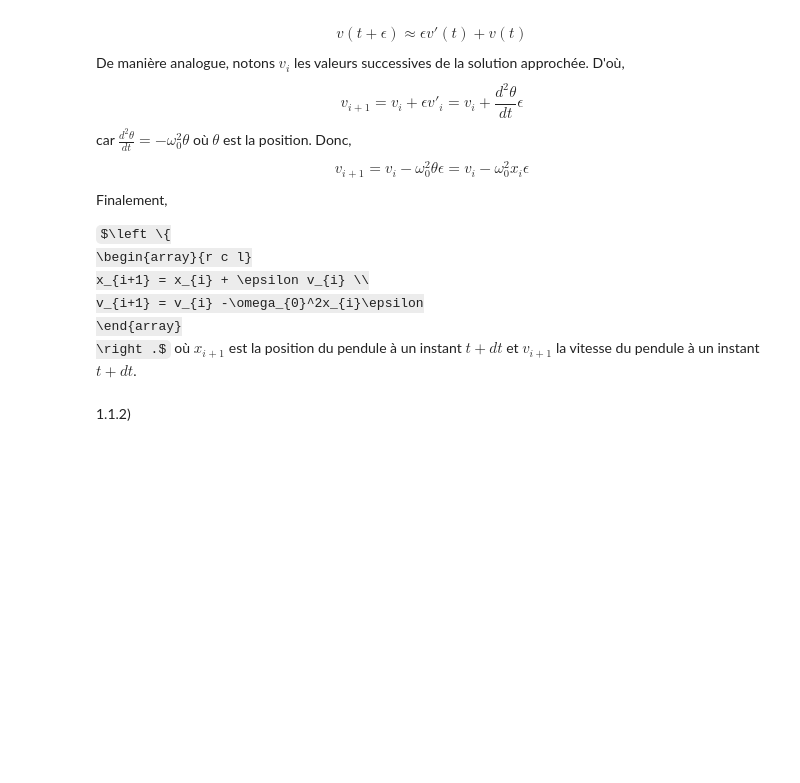
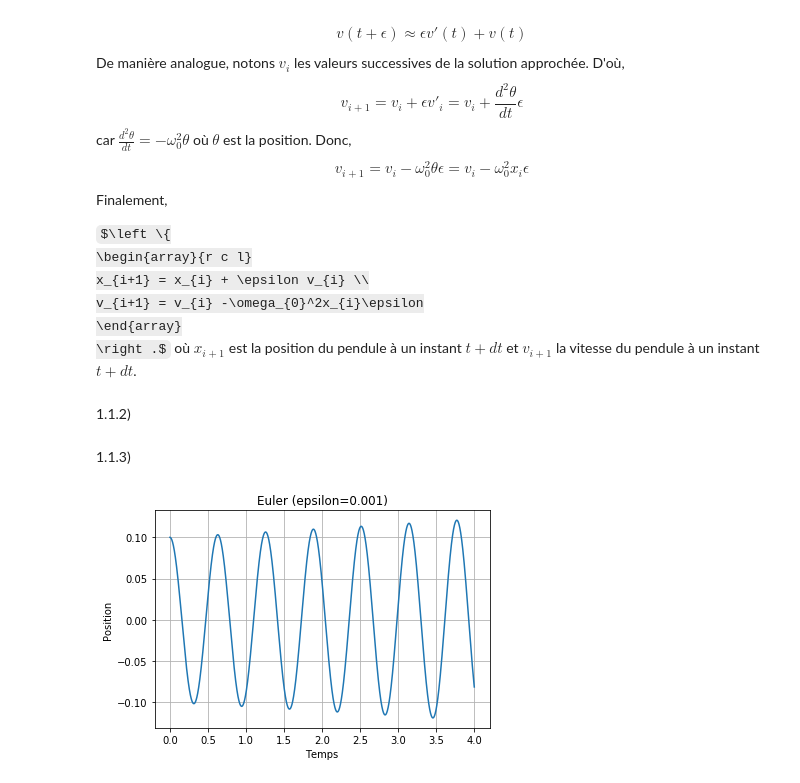
Before and after one commit to jsangli3r/DM-pendule-pesant, a Jupyter notebook: dm1.ipynb, the cells around one changed output. Saved outputs shown, nothing was run; the diff lists cells and outputs as text; code cells hidden in the pictures; some formulas as TeX source; blank space fills up the shorter version.

```diff
--- a/dm1.ipynb
+++ b/dm1.ipynb
@@ -58,0 +57,13 @@ s = solve(10, 1e-2, 0, 4, 0.1, 0)
+# %% [markdown]
+1.1.3)
+# %%
+s = solve(10, 1e-3, 0, 4, 0.1, 0)
+plt.plot(s[0], s[1])
+
+plt.xlabel("Temps")
+plt.ylabel("Position")
+plt.title("Euler (epsilon=0.001)")
+plt.grid(True)
+plt.show()
+# %% [output]
+[figure, added]
```
Also changed, not shown: parts of 16 cells of this notebook.
